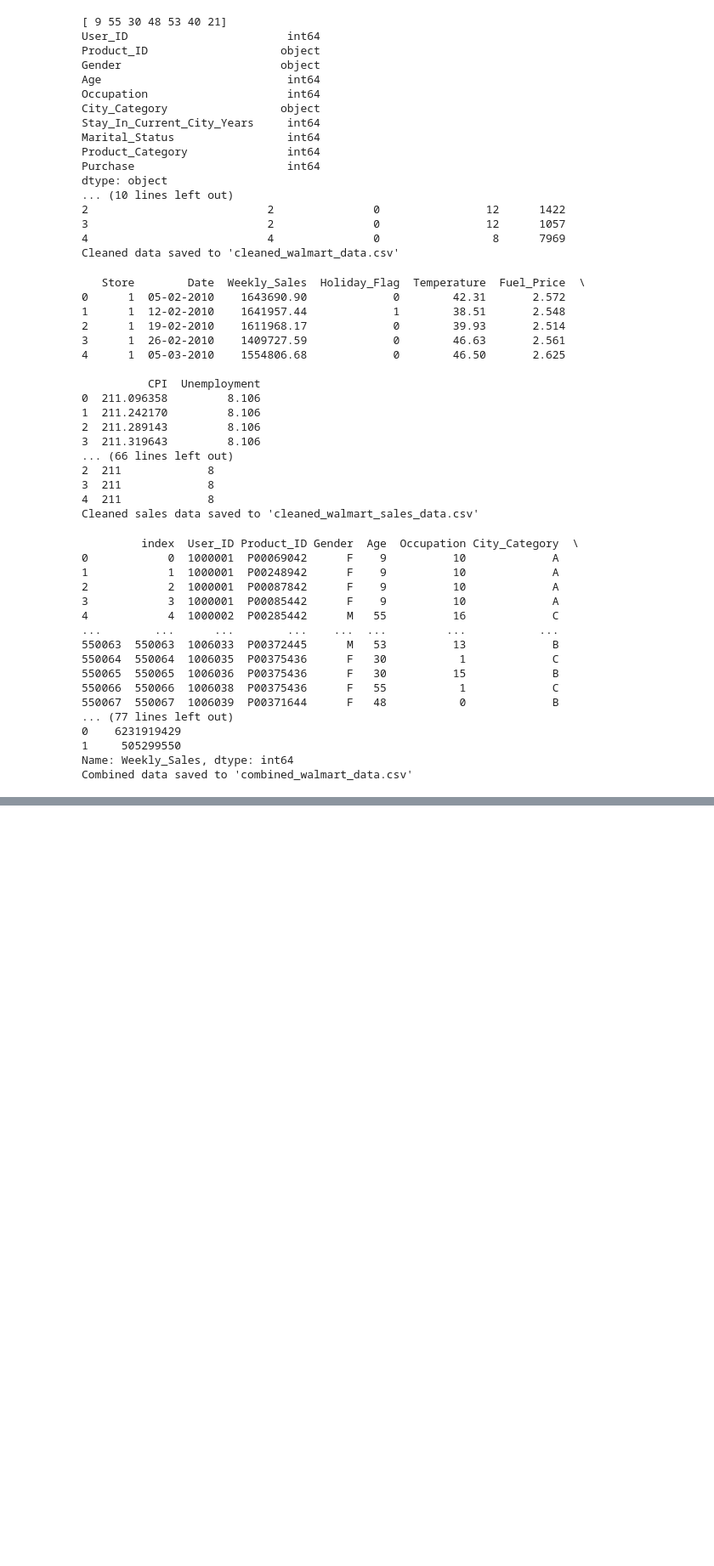
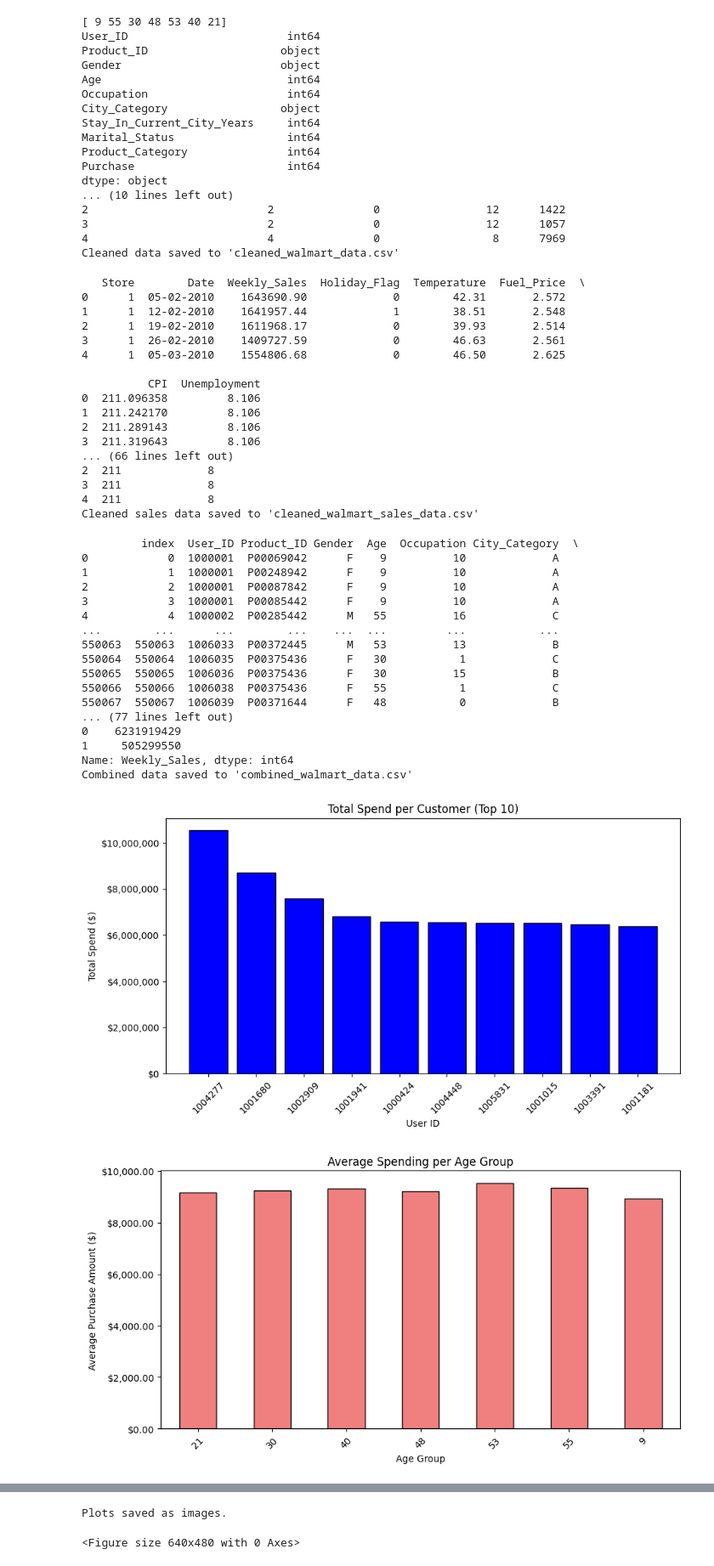
Before and after one commit to Gitty-Code704/Walmart-Sales-Data-Analytics-Capstone-2025, a Jupyter notebook: Walmart Sales Jupyter Notebook.ipynb, the cells around one changed output, grey strips where cells are left out. Shown at 85% size. Drawn from its saved outputs; the diff is of its cells as text; code cells hidden in the pictures; blank space fills up the shorter version.

Commit message:
cleaning, visualizations, and saved as images

```diff
--- a/Walmart Sales Jupyter Notebook.ipynb
+++ b/Walmart Sales Jupyter Notebook.ipynb
@@ -217,3 +223,80 @@ print("Combined data saved to 'combined_walmart_data.csv'")  # Confirmation mess
 1     505299550
 Name: Weekly_Sales, dtype: int64
 Combined data saved to 'combined_walmart_data.csv'
+# %%
+# Data Visualization for Walmart Sales Data
+import matplotlib.pyplot as plt
+import matplotlib.ticker as mtick
+from matplotlib.ticker import ScalarFormatter
+
+# Load dataset
+file_path = r"c:\Users\Kyisha\OneDrive\Walmart Sales Data Analytics Capstone 2025\combined_walmart_data.csv"
+df = pd.read_csv(file_path)
+
+# Group data by User_ID and total purchase amounts
+total_spend = df.groupby("User_ID")["Purchase"].sum().sort_values(ascending=False).head(10)  # Top 10 spenders
+
+# Create a bar chart with blue bars and black borders
+plt.figure(figsize=(10, 5))
+plt.bar(total_spend.index.astype(str), total_spend.values, color="#0000FF", edgecolor="black")
+
+# Labels & Title
+plt.xlabel("User ID")
+plt.ylabel("Total Spend ($)")
+plt.title("Total Spend per Customer (Top 10)")
+plt.xticks(rotation=45)
+
+# Remove scientific notation on Y-axis and format it to show full dollar amounts
+plt.ticklabel_format(style='plain', axis='y')
+plt.gca().yaxis.set_major_formatter(ScalarFormatter(useOffset=False))
+
+# Format Y-axis to show full dollar amounts with commas
+plt.gca().yaxis.set_major_formatter(mtick.FuncFormatter(lambda x, _: f"${x:,.0f}"))
+
+# Show plot
+plt.show()
+
+# Average Spend per Age Group (Bar Chart)
+# Convert 'Age' to string for better grouping in the plot
+df["Age"] = df["Age"].astype(str)
+
+# Calculate average spend per age group, rounded to 2 decimal places
+avg_spend_age = df.groupby("Age")["Purchase"].mean().round(2)
+
+# Create a bar chart
+plt.figure(figsize=(10, 5))
+avg_spend_age.plot(kind="bar", color="lightcoral", edgecolor="black")
+
+# Labels & Title
+plt.xlabel("Age Group")
+plt.ylabel("Average Purchase Amount ($)")
+plt.title("Average Spending per Age Group")
+plt.xticks(rotation=45)
+
+# Y-axis as dollars with commas
+plt.gca().yaxis.set_major_formatter(mtick.FuncFormatter(lambda x, _: f"${x:,.2f}"))
+
+# Show plot
+plt.show()
+
+# Holiday vs. Non-Holiday Sales (Pie Chart)
+sales_holiday = df.groupby("Holiday_Flag")["Weekly_Sales"].sum()
+labels = ["Non-Holiday Sales", "Holiday Sales"]
+colors = ["green", "red"]
+
+plt.figure(figsize=(6, 6))
+plt.pie(sales_holiday, labels=labels, autopct="%1.1f%%", colors=colors, startangle=140)
+plt.title("Holiday vs. Non-Holiday Sales")
+plt.show()
+
+# Save the plots as images
+plt.savefig("total_spend_per_customer.png")
+plt.savefig("average_spend_per_age_group.png")
+plt.savefig("holiday_vs_non_holiday_sales.png")
+
+print("Plots saved as images.")
+# End of the script
+# Note: Ensure that the paths and filenames are correct for your environment.
+# %% [output]
+[figure, added]
+[figure, added]
@@ -219,0 +304,2 @@ Combined data saved to 'combined_walmart_data.csv'
+Plots saved as images.
+<Figure size 640x480 with 0 Axes>
```
Also changed, not shown: parts of 4 cells of this notebook, 3 other files.
